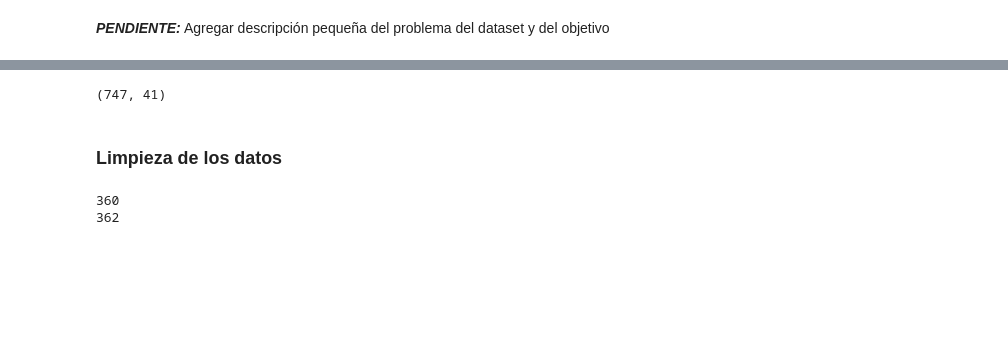
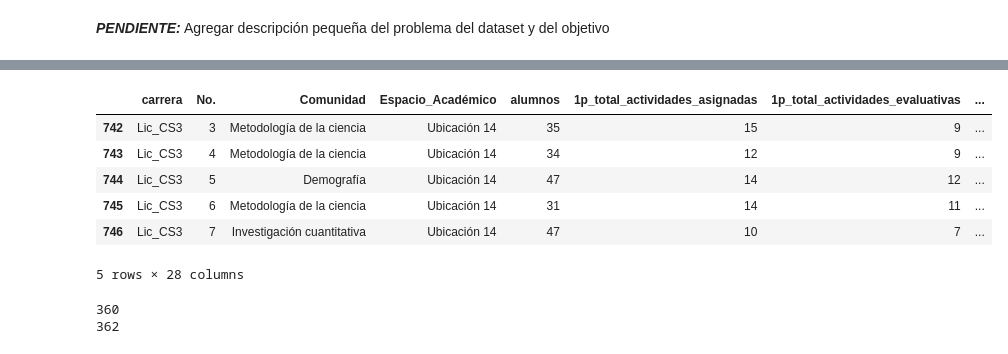
Before and after one commit to ArturoG1z/Proyecto-CyAD, a Jupyter notebook: Notebook/proyecto_modulo_3.ipynb, the cells around one changed output, grey strips where cells are left out. Cells and saved outputs as stored; diff of their text form; code cells hidden in the pictures; blank space fills up the shorter version.

```diff
--- a/Notebook/proyecto_modulo_3.ipynb
+++ b/Notebook/proyecto_modulo_3.ipynb
@@ -15,0 +31,4 @@ df = pd.read_excel(ruta)
+# %%
+# remove last 6 columns and first column
+df_original = df_original.iloc[:, :-6]
+df_original = df_original.iloc[:, 1:]
@@ -18,32 +93,26 @@ df.head()
-# %%
-df.shape
-# %% [output]
-(747, 41)
-# %% [markdown]
-### Limpieza de los datos
 # %%
-# Se eliminan columas/atributos despreciables
-columnas = df.columns[[0,3,6,7,31,32,35,36,37,38,39,40]]
-#print(columnas)
-df.drop(columnas, axis=1, inplace=True)
+# Separando la columna 1er_P_Ponderación-semanas en : 1erPonderacion Semana_1erP splited by '\' and convert to int
+df['1erPonderacion'] = df['1er_P_Ponderación-semanas'].str.split('\\').str[0].astype(int)
+df = df.drop('1er_P_Ponderación-semanas', axis=1)
 
-# Eliminando el ID de la materia en la columna 'Comunidad'
-df['Comunidad'] = df['Comunidad'].str[5:]
-
-# Separando la columna 1er P_Ponderación\semanas
-df[['1erPonderacion', 'Semana_1erP']] = df['1er P_Ponderación\semanas'].str.split('\\', 1, expand=True)
-df = df.drop('1er P_Ponderación\semanas', axis=1)
-
-# Separando la columna 2oP_Ponderación\semanas
-df[['2daPonderacion', 'Semana_2daP']] = df['2oP_Ponderación\semanas'].str.split('\\', 1, expand=True)
-df = df.drop('2oP_Ponderación\semanas', axis=1)
+# Separando la columna 2oP_Ponderación-semanas
+df['2oPonderacion'] = df['2oP_Ponderación-semanas'].str.split('\\').str[0].astype(int)
+df = df.drop('2oP_Ponderación-semanas', axis=1)
 
 # Reemplaza los valores NaN por 0
 df.fillna(0, inplace=True)
 
 
 df.tail()
 #df.shape
+# %% [output]
+|  | carrera | No. | Comunidad | Espacio_Académico | alumnos | 1p_total_actividades_asignadas | 1p_total_actividades_evaluativas | ... |
+| 742 | Lic_CS3 | 3 | Metodología de la ciencia | Ubicación 14 | 35 | 15 | 9 | ... |
+| 743 | Lic_CS3 | 4 | Metodología de la ciencia | Ubicación 14 | 34 | 12 | 9 | ... |
+| 744 | Lic_CS3 | 5 | Demografía | Ubicación 14 | 47 | 14 | 12 | ... |
+| 745 | Lic_CS3 | 6 | Metodología de la ciencia | Ubicación 14 | 31 | 14 | 11 | ... |
+| 746 | Lic_CS3 | 7 | Investigación cuantitativa | Ubicación 14 | 47 | 10 | 7 | ... |
+5 rows × 28 columns
 # %%
 
 # Cuenta cuántos 0 hay en la columna
```
Also changed, not shown: parts of 11 cells of this notebook.
